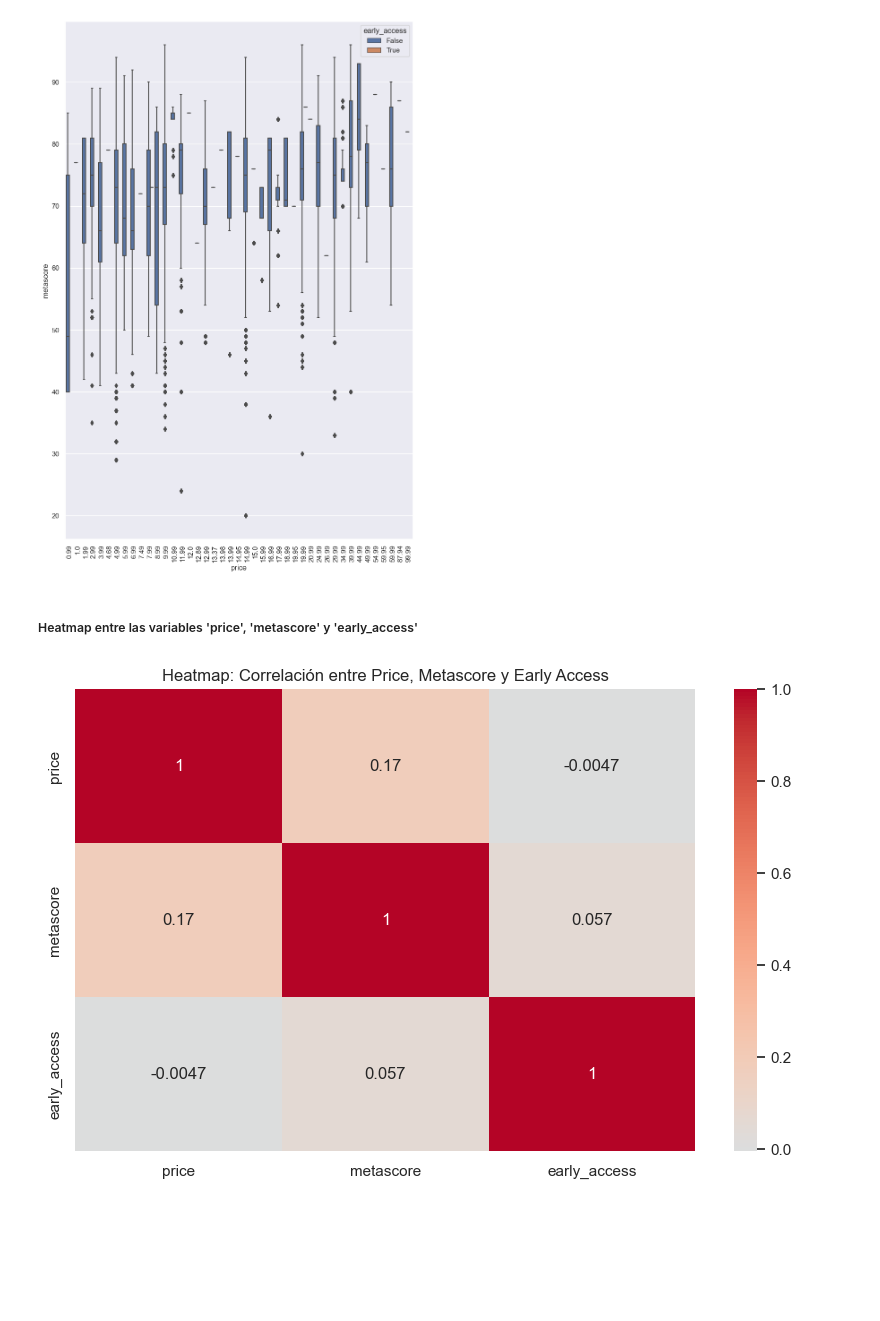
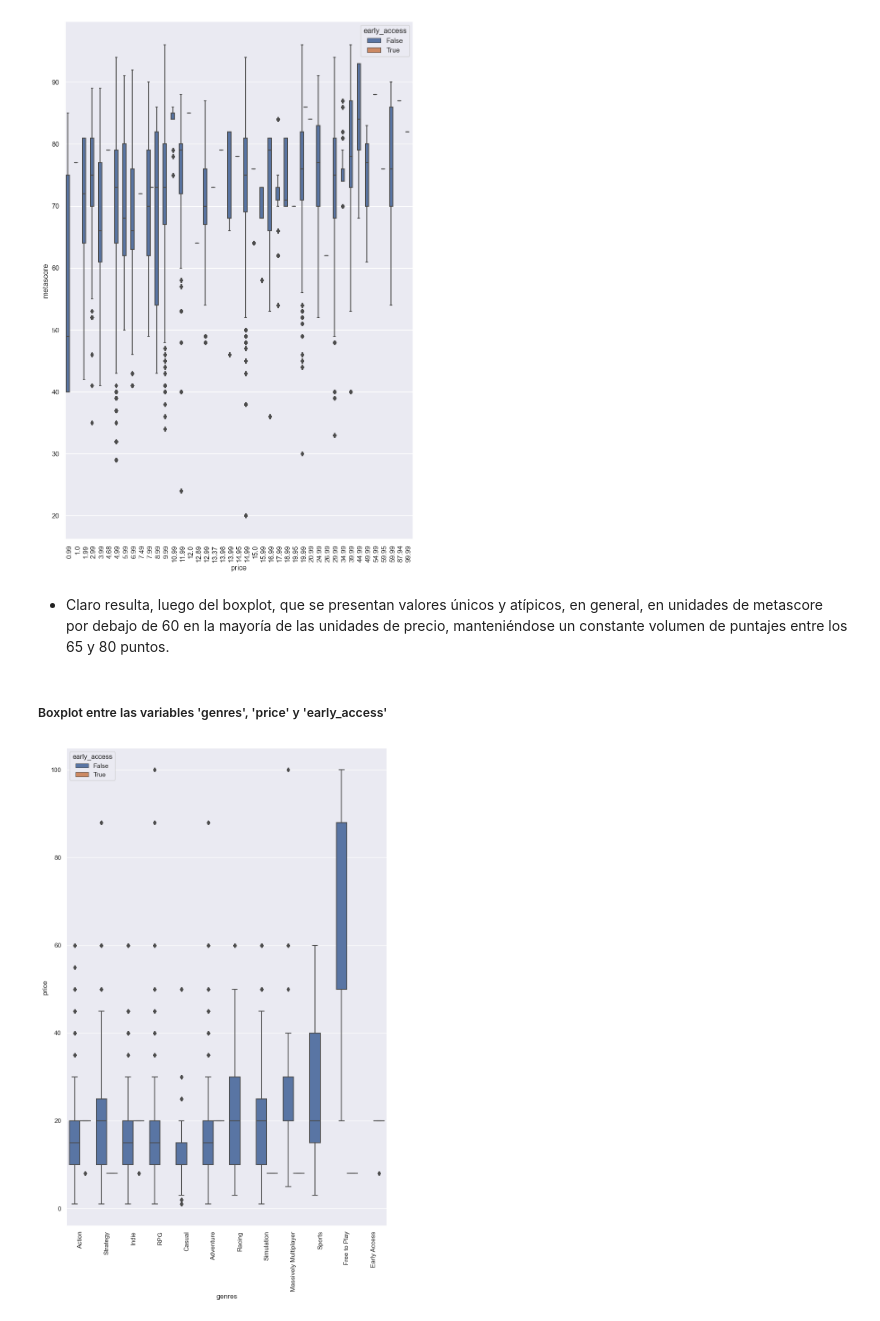
Before and after one commit to OvaR82/ProyectoHenryVenv, a Jupyter notebook: ETL-EDA.ipynb, the cells around one changed output. Cells and saved outputs as stored; diff of their text form; code cells hidden in the pictures; blank space fills up the shorter version.

```diff
--- a/ETL-EDA.ipynb
+++ b/ETL-EDA.ipynb
@@ -564,13 +579,15 @@ plt.xticks(rotation=90)
 plt.show()
 # %% [output]
 [figure]
+# %% [markdown]
+* Claro resulta, luego del boxplot, que se presentan valores únicos y atípicos, en general, en unidades de metascore por debajo de 60 en la mayoría de las unidades de precio, manteniéndose un constante volumen de puntajes entre los 65 y 80 puntos.
 # %% [markdown]
-##### Heatmap entre las variables 'price', 'metascore' y 'early_access'
+##### Boxplot entre las variables 'genres', 'price' y 'early_access'
 # %%
-# Creamos el heatmap para las variables de interés
-plt.figure(figsize=(10, 6))
-sns.heatmap(steam_eda_reduc[['price', 'metascore', 'early_access']].corr(), annot=True, cmap='coolwarm', center=0)
-plt.title('Heatmap: Correlación entre Price, Metascore y Early Access')
+# Creamos el boxplot de las variables de interés
+plt.figure(figsize=(10, 15))
+sns.boxplot(data=steam_eda_reduc, x='genres', y='price', hue='early_access')
+plt.xticks(rotation=90)
 plt.show()
 # %% [output]
-[figure, old version]
+[figure, new version]
```
Also changed, not shown: parts of 12 cells of this notebook.
